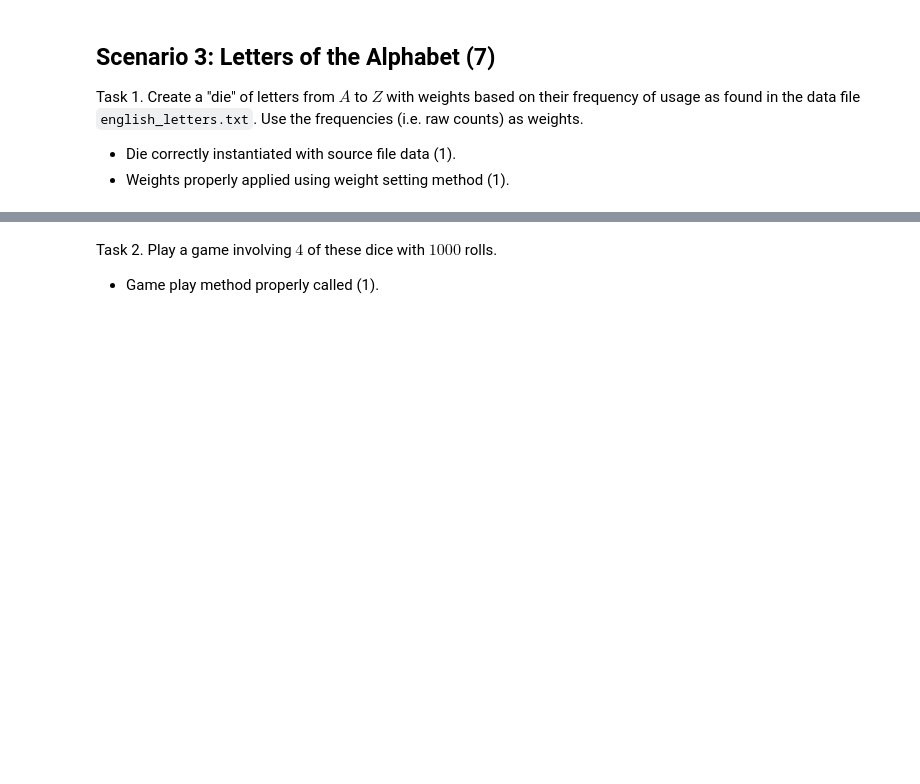
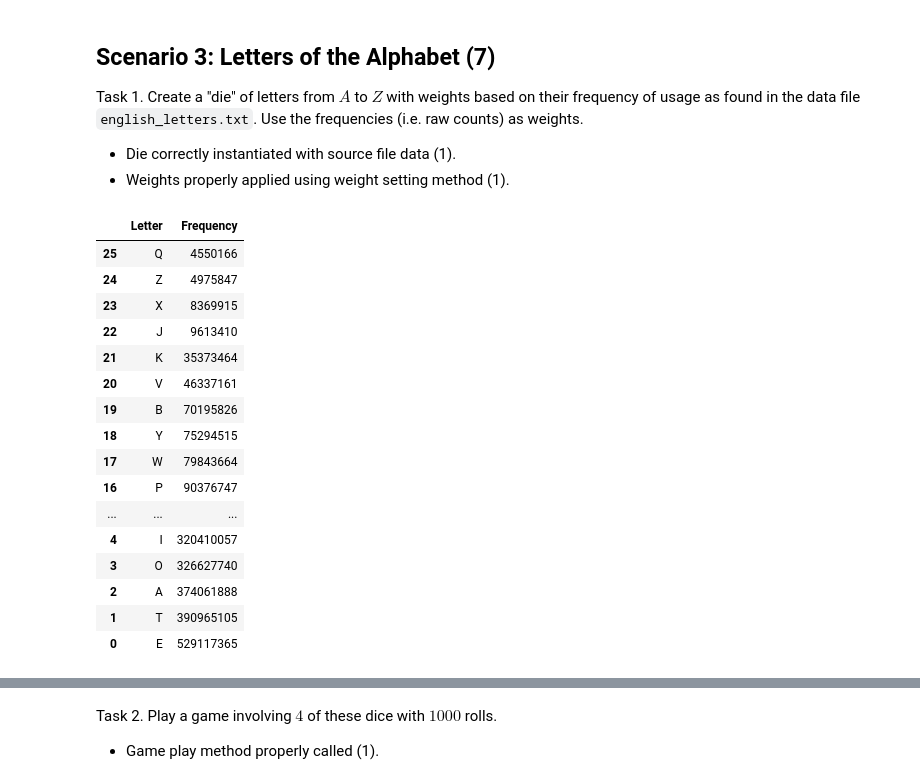
Before and after one commit to kianadane/ds5100-finalproject2-urn8he, a Jupyter notebook: DANE_DS5100_finalproject.ipynb, the cells around one changed output, grey strips where cells are left out. Saved outputs shown, nothing was run; the diff lists cells and outputs as text; code cells hidden in the pictures; blank space fills up the shorter version.

```diff
--- a/DANE_DS5100_finalproject.ipynb
+++ b/DANE_DS5100_finalproject.ipynb
@@ -525,3 +685,25 @@ Task 1. Create a "die" of letters from $A$ to $Z$ with weights based on their fr
 
 - Die correctly instantiated with source file data (1).
 - Weights properly applied using weight setting method (1).
+# %%
+letters = pd.read_csv('english_letters.txt', sep=" ", header=None, names=['Letter', 'Frequency'])
+letters = letters.sort_values(by='Frequency', ascending=True)
+letters
+# %% [output]
+|  | Letter | Frequency |
+| 25 | Q | 4550166 |
+| 24 | Z | 4975847 |
+| 23 | X | 8369915 |
+| 22 | J | 9613410 |
+| 21 | K | 35373464 |
+| 20 | V | 46337161 |
+| 19 | B | 70195826 |
+| 18 | Y | 75294515 |
+| 17 | W | 79843664 |
+| 16 | P | 90376747 |
+| ... | ... | ... |
+| 4 | I | 320410057 |
+| 3 | O | 326627740 |
+| 2 | A | 374061888 |
+| 1 | T | 390965105 |
+| 0 | E | 529117365 |
```
Also changed, not shown: parts of 28 cells of this notebook, 4 other files.
